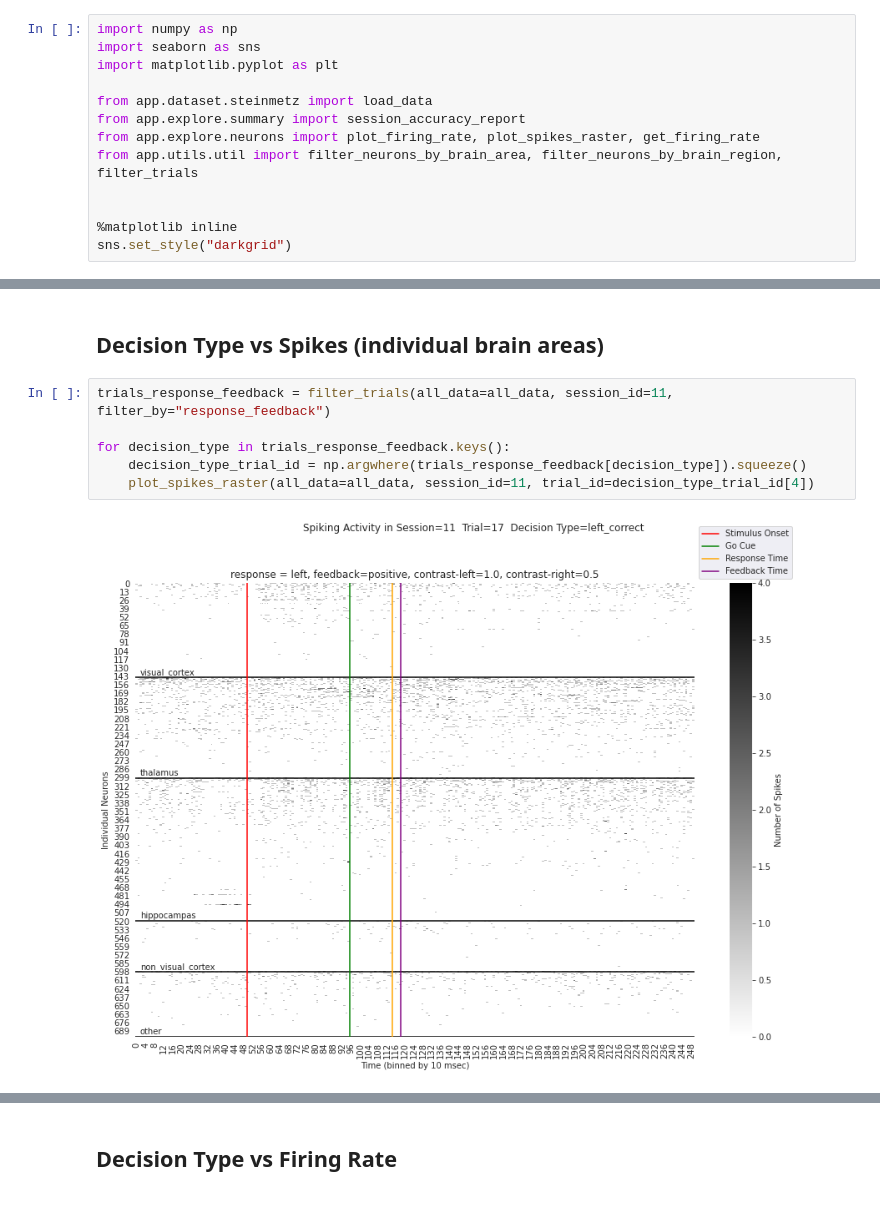
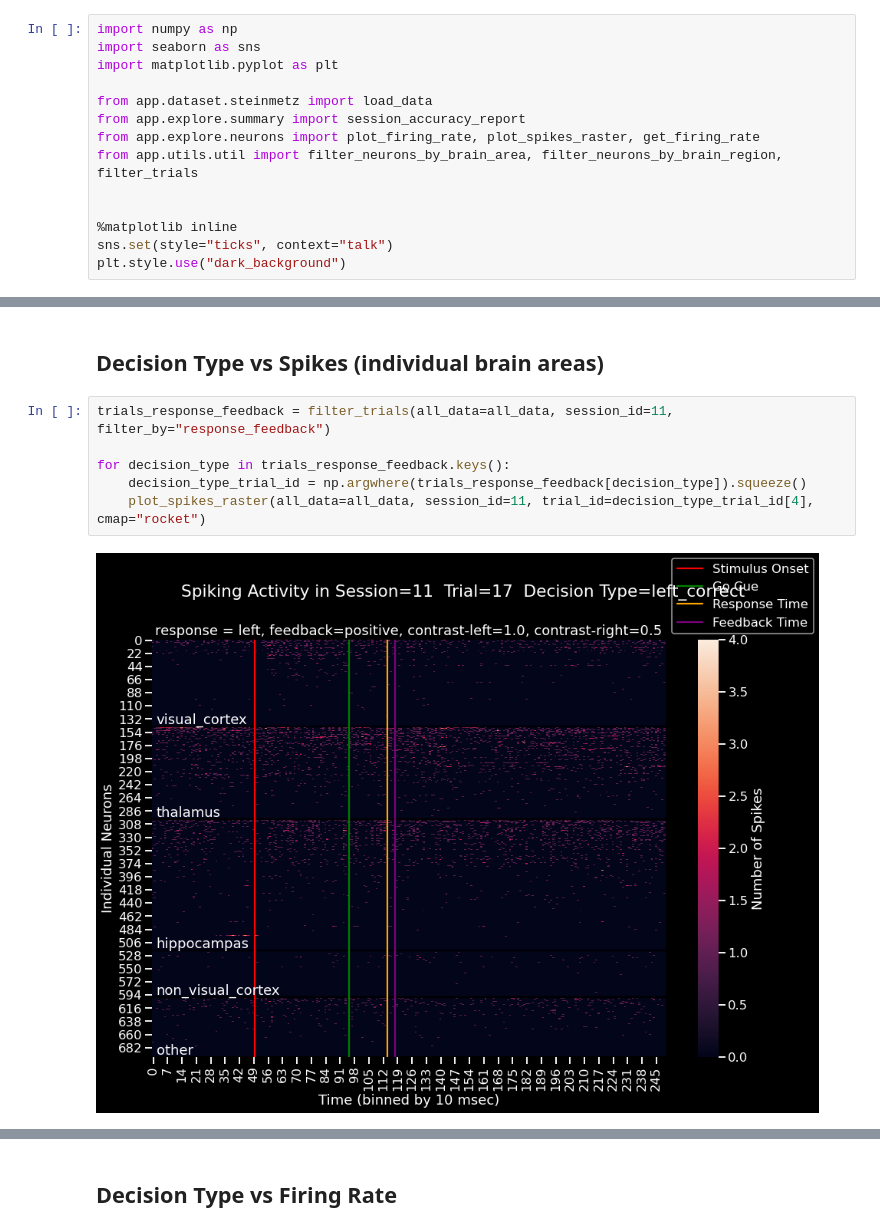
Before and after one commit to theairbend3r/spiking-brains, a Jupyter notebook: 04_phenomenon_analysis.ipynb, the cells around one changed output, grey strips where cells are left out. Drawn from its saved outputs; the diff is of its cells as text.

```diff
--- a/04_phenomenon_analysis.ipynb
+++ b/04_phenomenon_analysis.ipynb
@@ -14,7 +14,8 @@ from app.utils.util import filter_neurons_by_brain_area, filter_neurons_by_brain
 
 
 %matplotlib inline
-sns.set_style("darkgrid")
+sns.set(style="ticks", context="talk")
+plt.style.use("dark_background")
 # %% [markdown]
 ## Load Data
 # %% [markdown]
@@ -50,8 +51,8 @@ Loading data.
 # %%
 trials_response_feedback = filter_trials(all_data=all_data, session_id=11, filter_by="response_feedback")
 
 for decision_type in trials_response_feedback.keys():
     decision_type_trial_id = np.argwhere(trials_response_feedback[decision_type]).squeeze()
-    plot_spikes_raster(all_data=all_data, session_id=11, trial_id=decision_type_trial_id[4])
+    plot_spikes_raster(all_data=all_data, session_id=11, trial_id=decision_type_trial_id[4], cmap="rocket")
 # %% [output]
-[figure, old version]
+[figure, new version]
```
Also changed, not shown: parts of 3 cells of this notebook, 4 other files.
